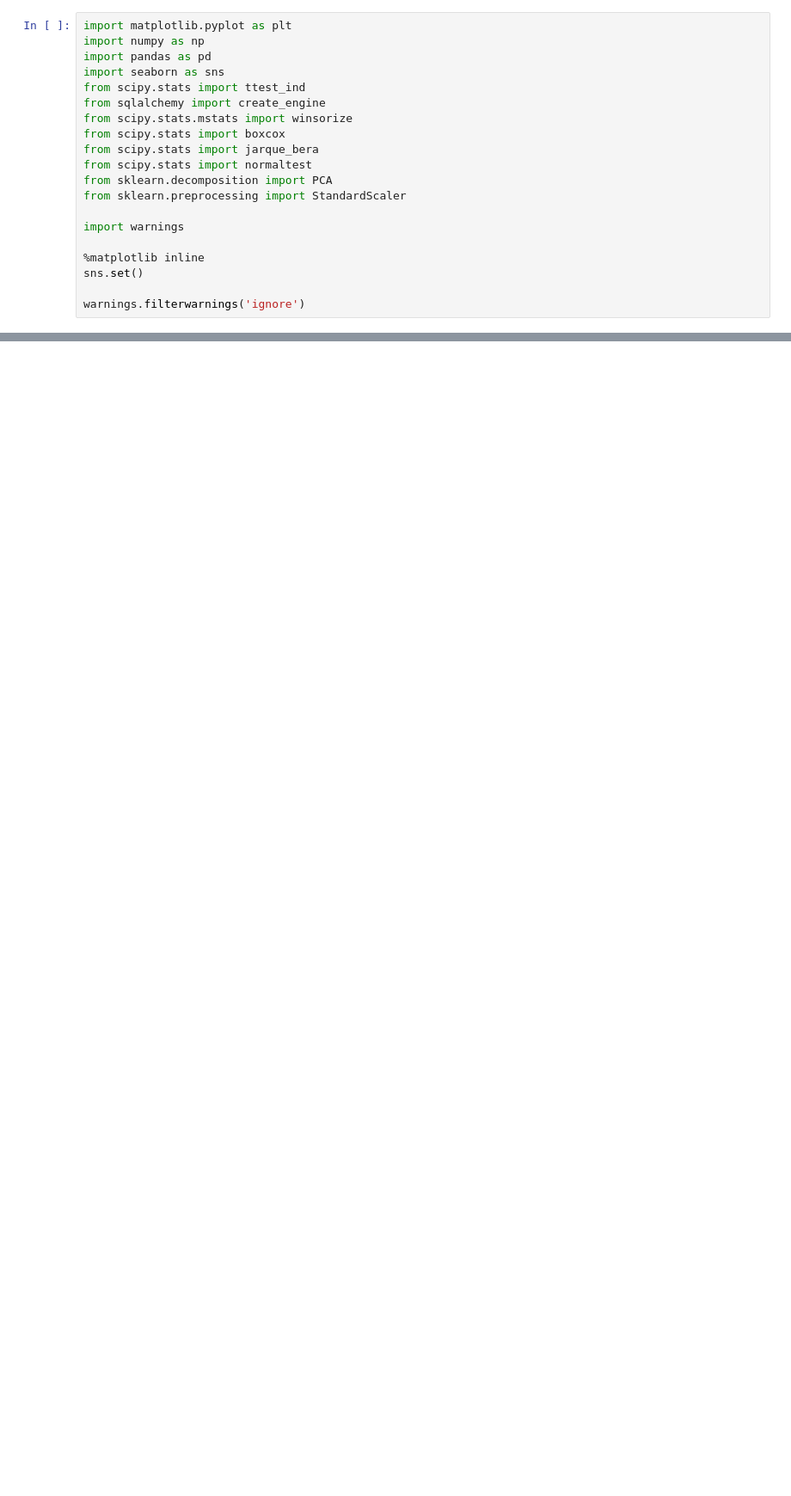
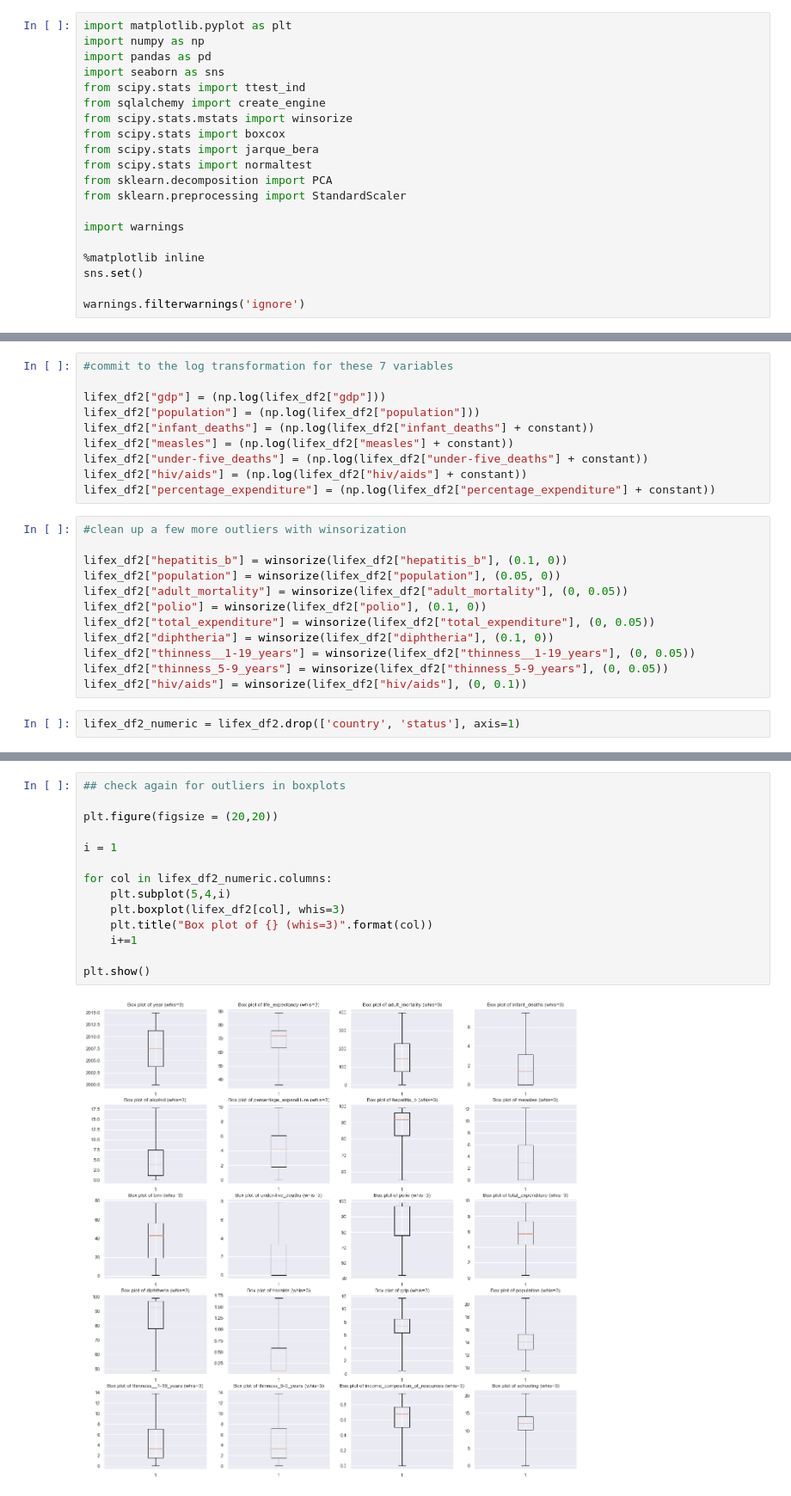
Before and after one commit to jlolavesen/thinkful, a Jupyter notebook: Mod17Challenge.ipynb, the cells around one changed output, grey strips where cells are left out. Shown at 86% size. Saved outputs shown, nothing was run; the diff lists cells and outputs as text; blank space fills up the shorter version.

```diff
--- a/Mod17Challenge.ipynb
+++ b/Mod17Challenge.ipynb
@@ -301,0 +345,24 @@ The strong correlations of the INCOME_COMPOSITION_OF_RESOURCES and SCHOOLING var
+# %%
+#commit to the log transformation for these 7 variables
+
+lifex_df2["gdp"] = (np.log(lifex_df2["gdp"]))
+lifex_df2["population"] = (np.log(lifex_df2["population"]))
+lifex_df2["infant_deaths"] = (np.log(lifex_df2["infant_deaths"] + constant))
+lifex_df2["measles"] = (np.log(lifex_df2["measles"] + constant))
+lifex_df2["under-five_deaths"] = (np.log(lifex_df2["under-five_deaths"] + constant))
+lifex_df2["hiv/aids"] = (np.log(lifex_df2["hiv/aids"] + constant))
+lifex_df2["percentage_expenditure"] = (np.log(lifex_df2["percentage_expenditure"] + constant))
+# %%
+#clean up a few more outliers with winsorization
+
+lifex_df2["hepatitis_b"] = winsorize(lifex_df2["hepatitis_b"], (0.1, 0))
+lifex_df2["population"] = winsorize(lifex_df2["population"], (0.05, 0))
+lifex_df2["adult_mortality"] = winsorize(lifex_df2["adult_mortality"], (0, 0.05))
+lifex_df2["polio"] = winsorize(lifex_df2["polio"], (0.1, 0))
+lifex_df2["total_expenditure"] = winsorize(lifex_df2["total_expenditure"], (0, 0.05))
+lifex_df2["diphtheria"] = winsorize(lifex_df2["diphtheria"], (0.1, 0))
+lifex_df2["thinness__1-19_years"] = winsorize(lifex_df2["thinness__1-19_years"], (0, 0.05))
+lifex_df2["thinness_5-9_years"] = winsorize(lifex_df2["thinness_5-9_years"], (0, 0.05))
+lifex_df2["hiv/aids"] = winsorize(lifex_df2["hiv/aids"], (0, 0.1))
+# %%
+lifex_df2_numeric = lifex_df2.drop(['country', 'status'], axis=1)
@@ -301,0 +371,16 @@ The strong correlations of the INCOME_COMPOSITION_OF_RESOURCES and SCHOOLING var
+# %%
+## check again for outliers in boxplots
+
+plt.figure(figsize = (20,20))
+
+i = 1
+
+for col in lifex_df2_numeric.columns:
+    plt.subplot(5,4,i)
+    plt.boxplot(lifex_df2[col], whis=3)
+    plt.title("Box plot of {} (whis=3)".format(col))
+    i+=1
+
+plt.show()
+# %% [output]
+[figure, added]
```
Also changed, not shown: parts of 81 cells of this notebook.
